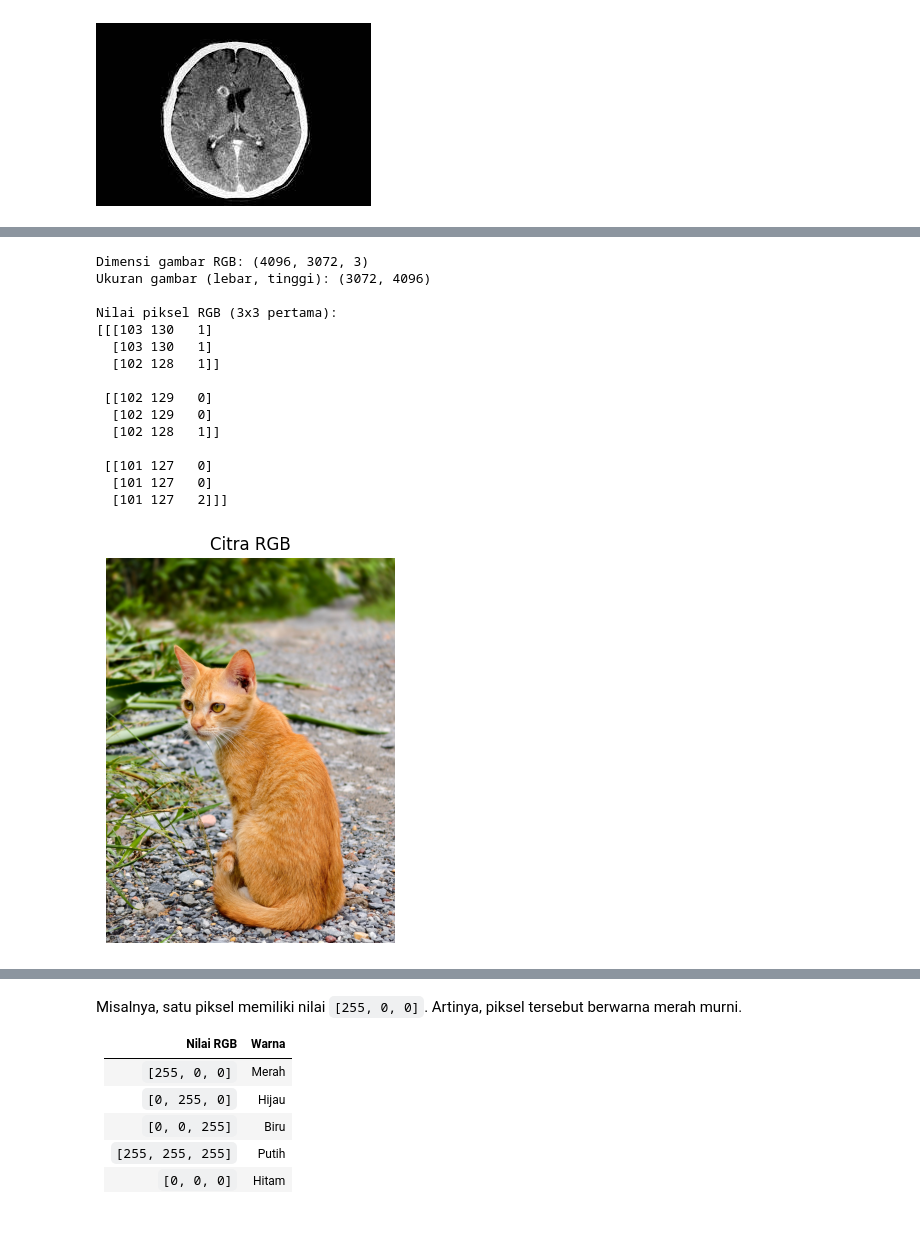
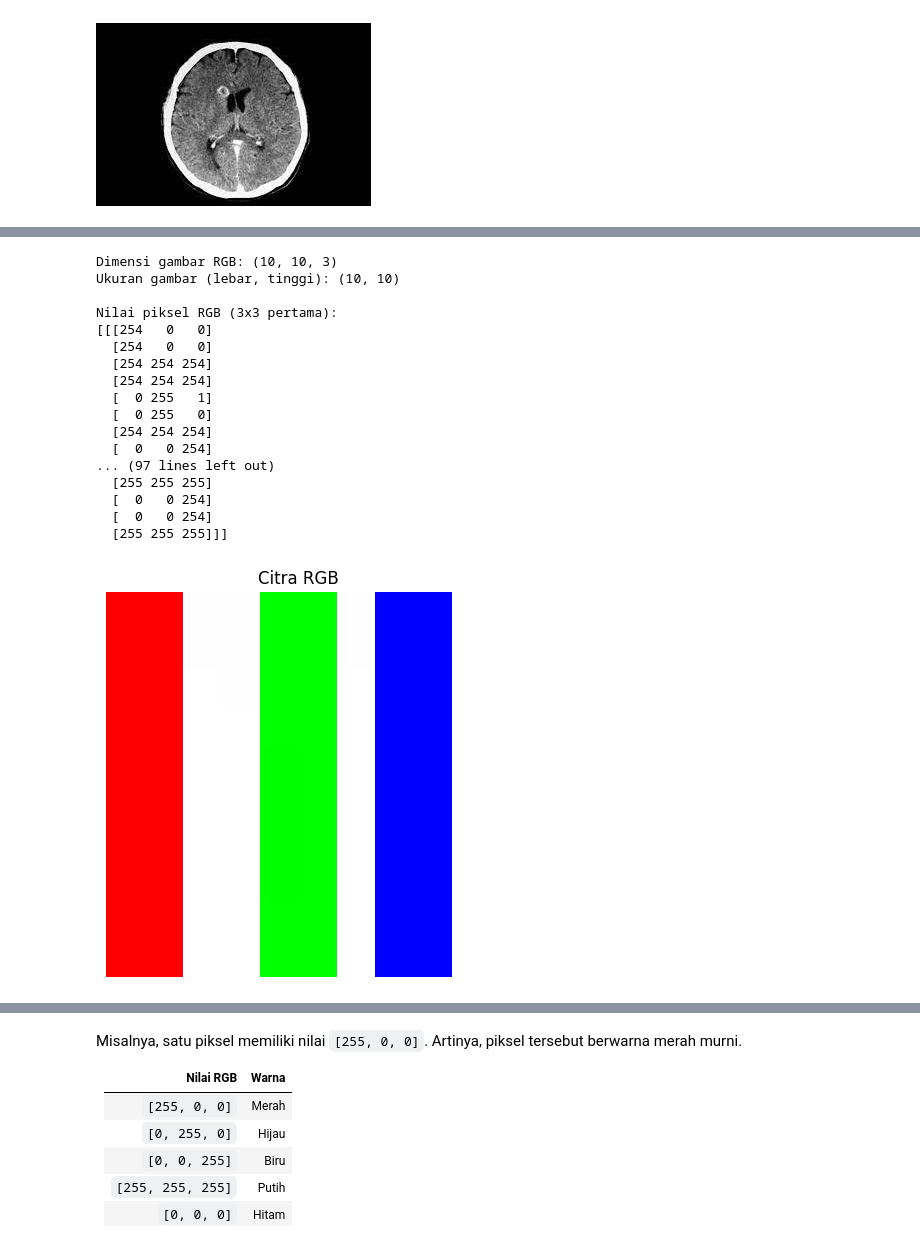
Before and after one commit to priskach/PCD_TI_FSaintek, a Jupyter notebook: M04 - Pengolahan Dasar Citra/Praktikum PCD 5 - KONSEP DASAR PENGOLAHAN CITRA DIGITAL.ipynb, the cells around one changed output, grey strips where cells are left out. Drawn from its saved outputs; the diff is of its cells as text; code cells hidden in the pictures.

```diff
--- a/M04 - Pengolahan Dasar Citra/Praktikum PCD 5 - KONSEP DASAR PENGOLAHAN CITRA DIGITAL.ipynb
+++ b/M04 - Pengolahan Dasar Citra/Praktikum PCD 5 - KONSEP DASAR PENGOLAHAN CITRA DIGITAL.ipynb
@@ -67,70 +69,50 @@ file = files.upload()
 # %%
 # @title Latihan 2.1.1. Menampilkan gambar RGB
 import numpy as np
 import matplotlib.pyplot as plt
 from PIL import Image
 
 # Membaca gambar dan mengonversinya menjadi RGB
-img = Image.open('kucing.jpg').convert('RGB')
+# img = Image.open('kucing.jpg')
+img = Image.open('rgb10x10.jpg').convert('RGB')
 
 # Mengubah gambar menjadi array NumPy
 img_rgb = np.array(img)
 
 # Menampilkan dimensi gambar
 print("Dimensi gambar RGB:", img_rgb.shape)
 print("Ukuran gambar (lebar, tinggi):", img.size)
 
 # Menampilkan nilai piksel pada 3x3 piksel pertama
 print("\nNilai piksel RGB (3x3 pertama):")
-print(img_rgb[:3, :3, :])
+# print(img_rgb[:3, :3, :])
+print(img_rgb)
 
 # Menampilkan gambar RGB
 plt.figure(figsize=(6, 5))
 plt.imshow(img_rgb)
 plt.title("Citra RGB")
 plt.axis('off')
 plt.show()
-import numpy as np
-import matplotlib.pyplot as plt
-from PIL import Image
-
-# Membaca gambar dan mengonversinya menjadi RGB
-img = Image.open('kucing.jpg').convert('RGB')
-
-# Mengubah gambar menjadi array NumPy
-img_rgb = np.array(img)
-
-# Menampilkan dimensi gambar
-print("Dimensi gambar RGB:", img_rgb.shape)
-print("Ukuran gambar (lebar, tinggi):", img.size)
-
-# Menampilkan nilai piksel pada 3x3 piksel pertama
-print("\nNilai piksel RGB (3x3 pertama):")
-print(img_rgb[:3, :3, :])
-
-# Menampilkan gambar RGB
-plt.figure(figsize=(6, 5))
-plt.imshow(img_rgb)
-plt.title("Citra RGB")
-plt.axis('off')
-plt.show()
 # %% [output]
-Dimensi gambar RGB: (4096, 3072, 3)
-Ukuran gambar (lebar, tinggi): (3072, 4096)
+Dimensi gambar RGB: (10, 10, 3)
+Ukuran gambar (lebar, tinggi): (10, 10)
 
 Nilai piksel RGB (3x3 pertama):
-[[[103 130   1]
-  [103 130   1]
-  [102 128   1]]
-
- [[102 129   0]
-  [102 129   0]
-  [102 128   1]]
-
- [[101 127   0]
-  [101 127   0]
-  [101 127   2]]]
+[[[254   0   0]
+  [254   0   0]
+  [254 254 254]
+  [254 254 254]
+  [  0 255   1]
+  [  0 255   0]
+  [254 254 254]
+  [  0   0 254]
+... (97 lines left out)
+  [255 255 255]
+  [  0   0 254]
+  [  0   0 254]
+  [255 255 255]]]
-[figure, old version]
+[figure, new version]
 # %%
 # @title 2.1.2 Memisahkan channel (kanal) R, G, dan B
 
```
Also changed, not shown: parts of 2 cells of this notebook.
